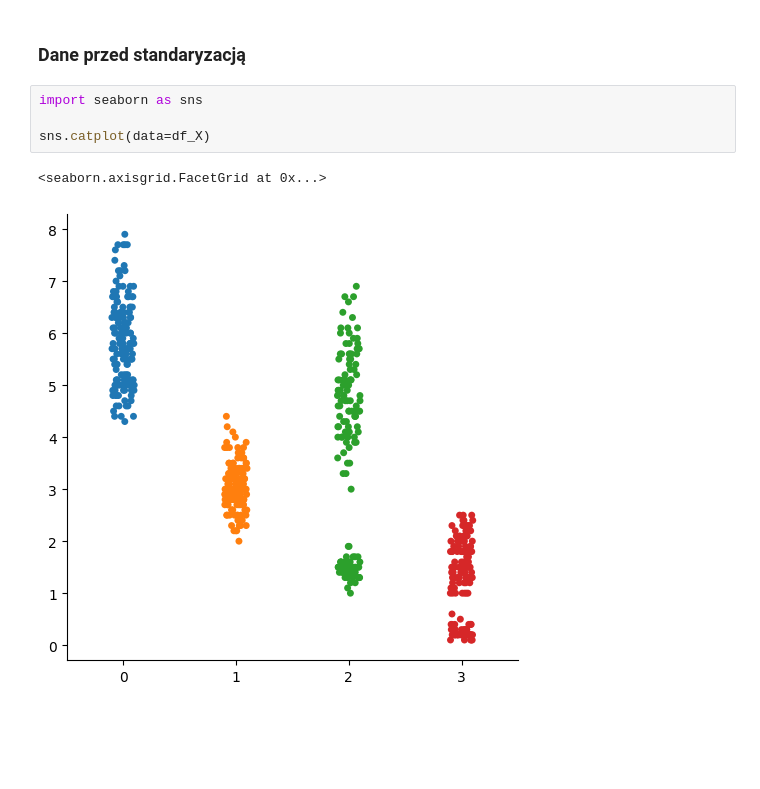
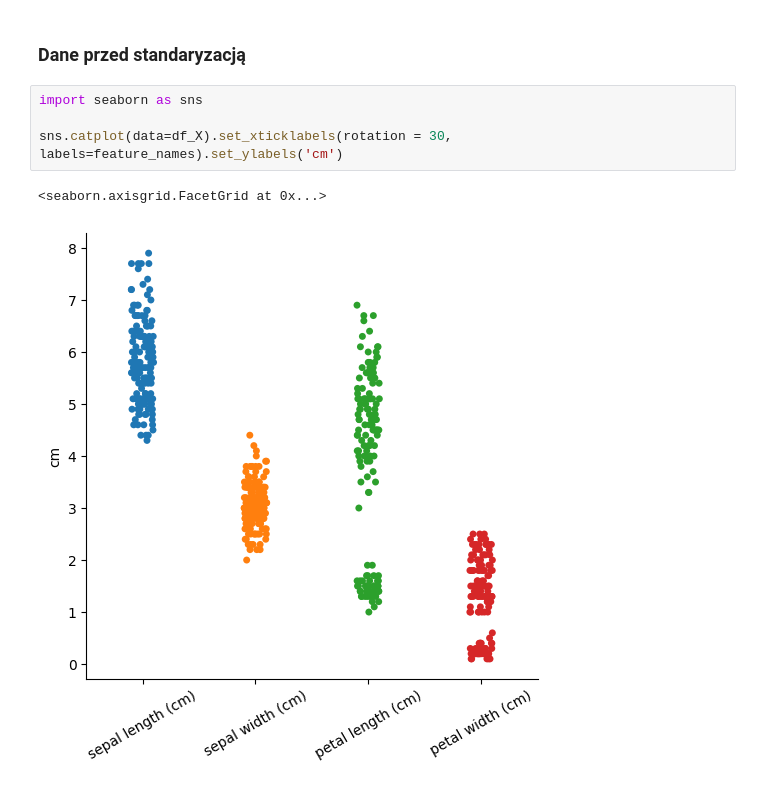
Before and after one commit to Mychal003/Klasyfikator_irysow, a Jupyter notebook: iris_classifier.ipynb, the cells around one changed output. Saved outputs shown, nothing was run; the diff lists cells and outputs as text; blank space fills up the shorter version.

```diff
--- a/iris_classifier.ipynb
+++ b/iris_classifier.ipynb
@@ -50,7 +50,7 @@ df_X = DataFrame(X)
 # %%
 import seaborn as sns
 
-sns.catplot(data=df_X)
+sns.catplot(data=df_X).set_xticklabels(rotation = 30, labels=feature_names).set_ylabels('cm')
 # %% [output]
 <seaborn.axisgrid.FacetGrid at 0x...>
-[figure, old version]
+[figure, new version]
```
Also changed, not shown: parts of 8 cells of this notebook.
